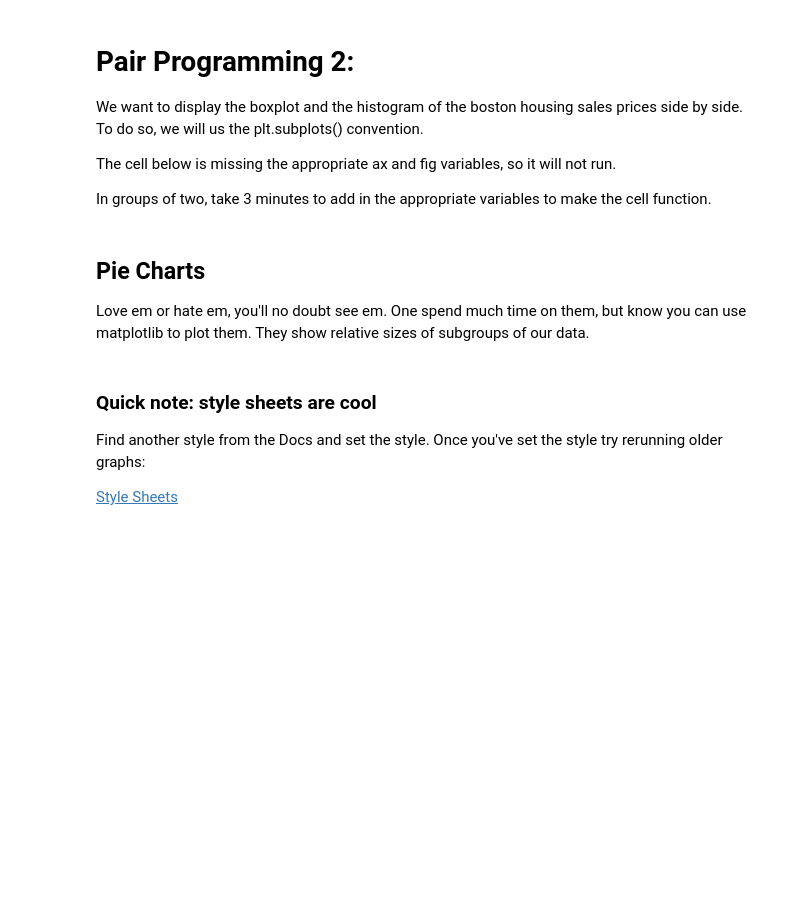
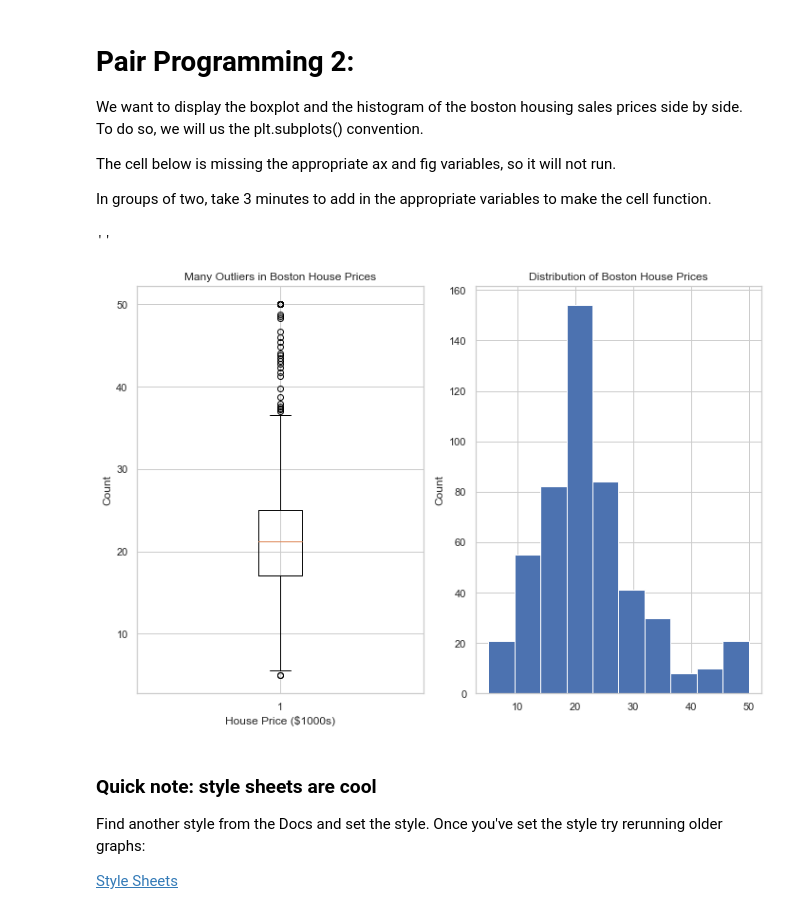
Before and after one commit to Caellwyn/data_viz-ds-west-082420, a Jupyter notebook: index.ipynb, the cells around one changed output. Saved outputs shown, nothing was run; the diff lists cells and outputs as text; code cells hidden in the pictures; blank space fills up the shorter version.

```diff
--- a/index.ipynb
+++ b/index.ipynb
@@ -217,11 +243,25 @@ To do so, we will us the plt.subplots() convention.
 The cell below is missing the appropriate ax and fig variables, so it will not run.
 
 In groups of two, take 3 minutes to add in the appropriate variables to make the cell function.
-# %% [markdown]
-## Pie Charts
-Love em or hate em, you'll no doubt see em.
-One spend much time on them, but know you can use matplotlib to plot them.
-They show relative sizes of subgroups of our data.
+# %%
+fig, (ax_1, ax_2) = plt.subplots(1,2)
+fig.set_figheight(7)
+fig.set_figwidth(10)
+
+ax_1.boxplot(house_prices)
+ax_1.set_xlabel('House Price ($1000s)');
+ax_1.set_ylabel('Count')
+ax_1.set_title('Many Outliers in Boston House Prices')
+
+ax_2.hist(house_prices)
+ax_2.set_ylabel('Count')
+ax_2.set_title('Distribution of Boston House Prices')
+
+plt.tight_layout()
+;
+# %% [output]
+''
+[figure, added]
 # %% [markdown]
 ### Quick note: style sheets are cool
 
```
Also changed, not shown: parts of 22 cells of this notebook, 7 other files.
